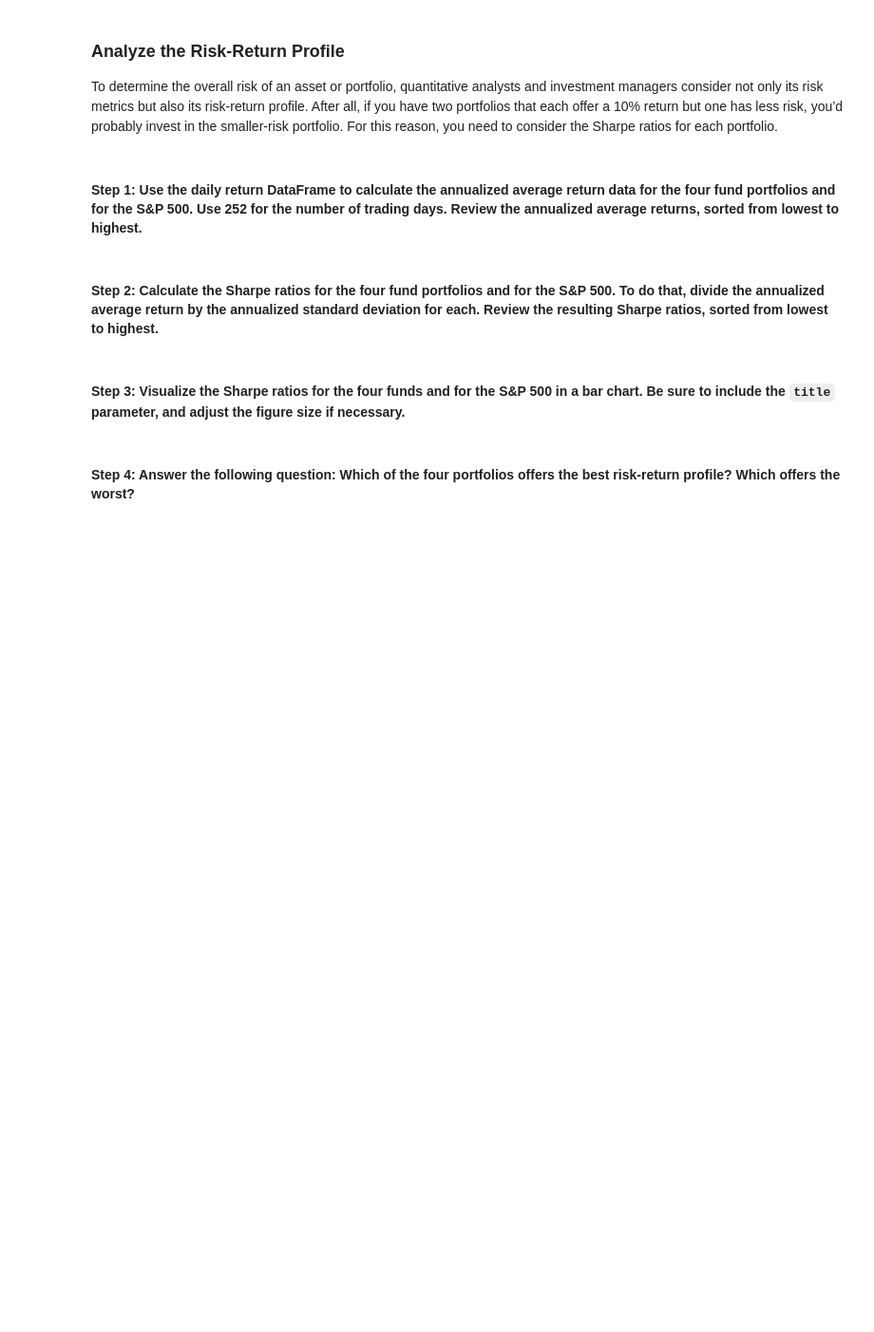
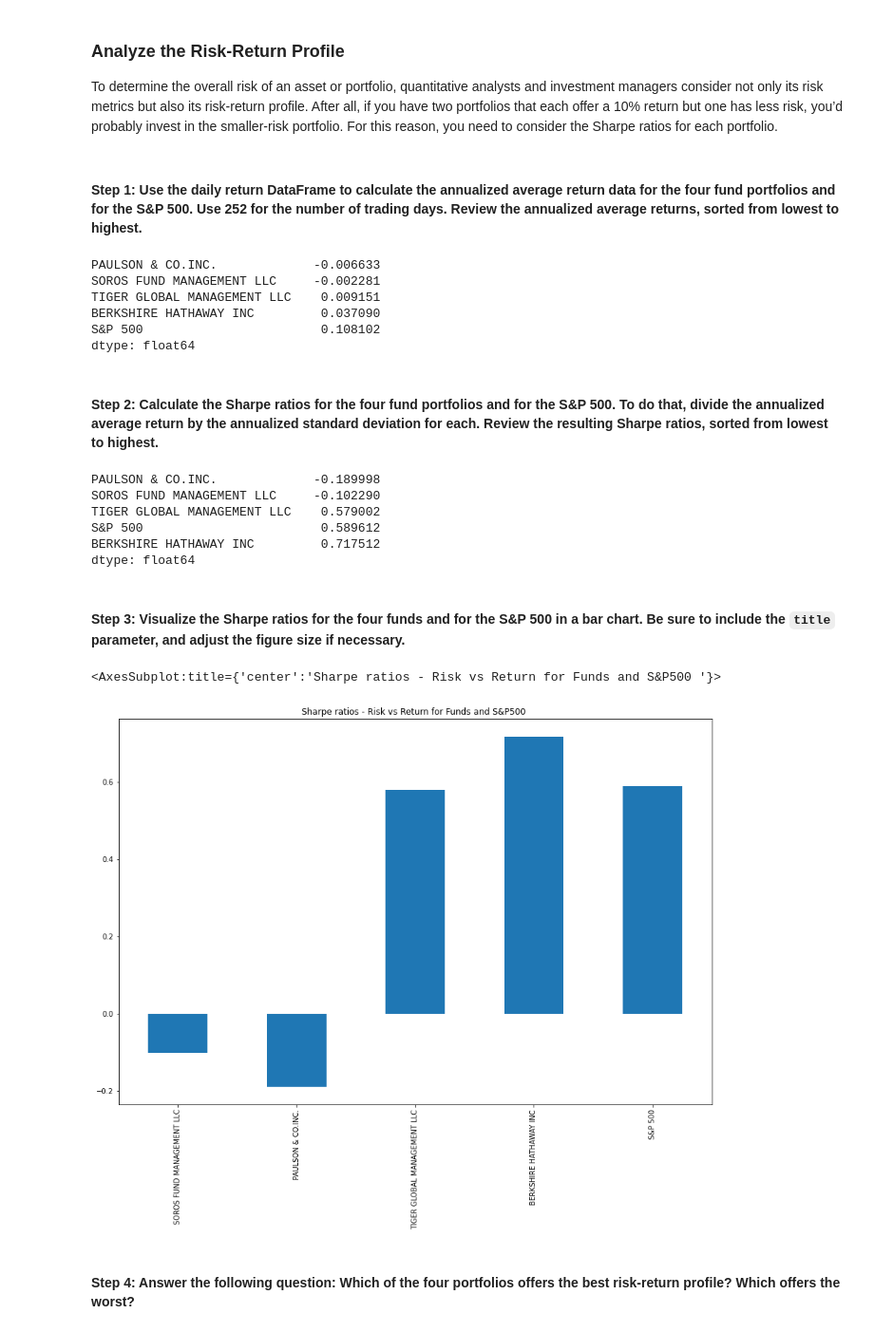
Before and after one commit to Aheesh/risk_return, a Jupyter notebook: risk_return_analysis.ipynb, the cells around one changed output. Shown at 95% size. Saved outputs shown, nothing was run; the diff lists cells and outputs as text; code cells hidden in the pictures; blank space fills up the shorter version.

Commit message:
Quant analysis on Risk-Return Profile completed.

```diff
--- a/risk_return_analysis.ipynb
+++ b/risk_return_analysis.ipynb
@@ -349,18 +349,42 @@ To determine the overall risk of an asset or portfolio, quantitative analysts an
 # Use 252 as the number of trading days in the year
 # Review the annual average returns sorted from lowest to highest
 # YOUR CODE HERE
+trading_days_yr=252
+avg_annual_return=daily_returns_df.mean()*trading_days_yr
+
+avg_annual_return.sort_values()
+# %% [output]
+PAULSON & CO.INC.             -0.006633
+SOROS FUND MANAGEMENT LLC     -0.002281
+TIGER GLOBAL MANAGEMENT LLC    0.009151
+BERKSHIRE HATHAWAY INC         0.037090
+S&P 500                        0.108102
+dtype: float64
 # %% [markdown]
 #### Step 2: Calculate the Sharpe ratios for the four fund portfolios and for the S&P 500. To do that, divide the annualized average return by the annualized standard deviation for each. Review the resulting Sharpe ratios, sorted from lowest to highest.
 # %%
 # Calculate the annualized Sharpe Ratios for each of the 4 portfolios and the S&P 500.
 # Review the Sharpe ratios sorted lowest to highest
 # YOUR CODE HERE
+sharpe_ratios=avg_annual_return/(daily_returns_df.std()*np.sqrt(trading_days_yr))
+sharpe_ratios.sort_values()
+# %% [output]
+PAULSON & CO.INC.             -0.189998
+SOROS FUND MANAGEMENT LLC     -0.102290
+TIGER GLOBAL MANAGEMENT LLC    0.579002
+S&P 500                        0.589612
+BERKSHIRE HATHAWAY INC         0.717512
+dtype: float64
 # %% [markdown]
 #### Step 3: Visualize the Sharpe ratios for the four funds and for the S&P 500 in a bar chart. Be sure to include the `title` parameter, and adjust the figure size if necessary.
 # %%
 # Visualize the Sharpe ratios as a bar chart
 # Include a title parameter and adjust the figure size
 # YOUR CODE HERE
+sharpe_ratios.plot(kind='bar',figsize=(15,10),title="Sharpe ratios - Risk vs Return for Funds and S&P500 ")
+# %% [output]
+<AxesSubplot:title={'center':'Sharpe ratios - Risk vs Return for Funds and S&P500 '}>
+[figure, added]
 # %% [markdown]
 #### Step 4: Answer the following question: Which of the four portfolios offers the best risk-return profile? Which offers the worst?
 # %% [markdown]
```
Also changed, not shown: parts of 2 cells of this notebook.
